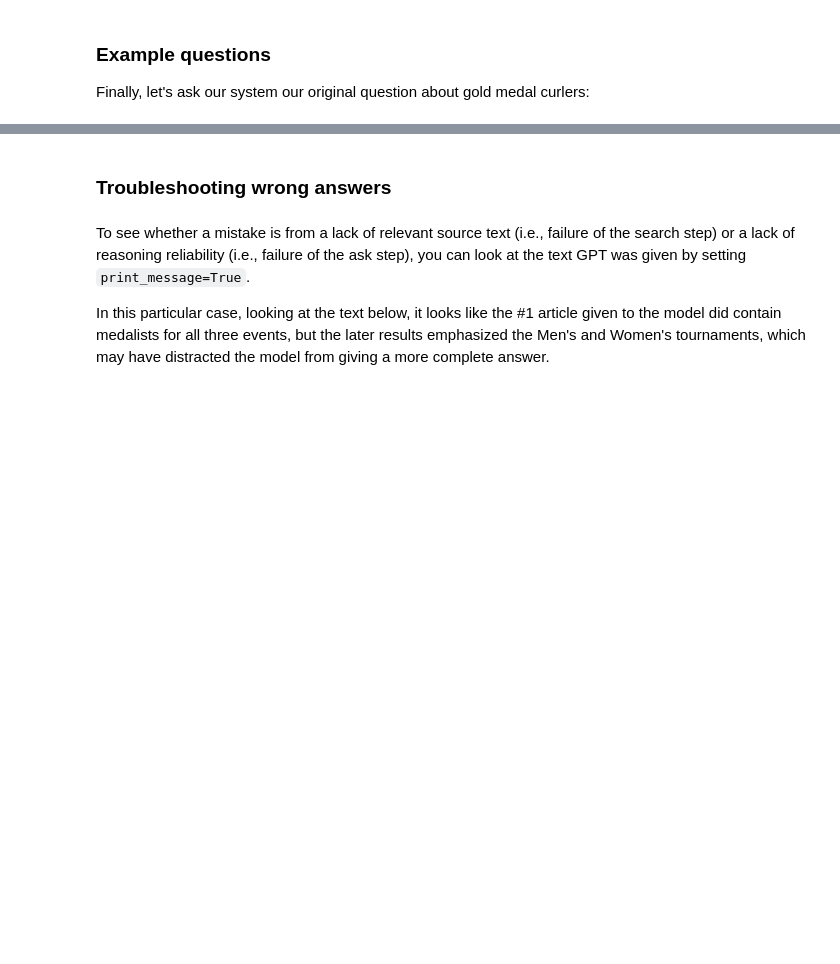
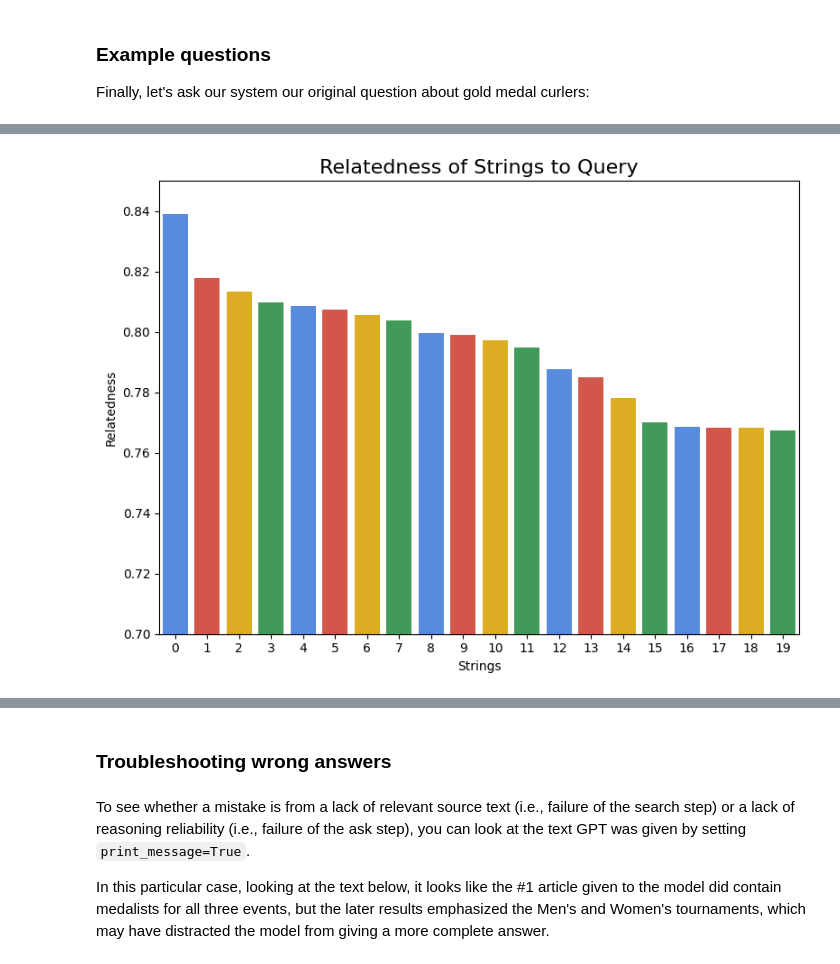
Before and after one commit to scelarek/SideBard-with-Google-Industry-Day, a Jupyter notebook: Templates For Projects/ChatGPT Embeddings Demo/Question_answering_using_embeddings.ipynb, the cells around one changed output, grey strips where cells are left out. Saved outputs shown, nothing was run; the diff lists cells and outputs as text; code cells hidden in the pictures; blank space fills up the shorter version.

```diff
--- a/Templates For Projects/ChatGPT Embeddings Demo/Question_answering_using_embeddings.ipynb
+++ b/Templates For Projects/ChatGPT Embeddings Demo/Question_answering_using_embeddings.ipynb
@@ -134,15 +113,0 @@ For example, let's try asking 'Which athletes won the gold medal in curling in 2
-# %%
-
-# an example question about the 2022 Olympics
-query = 'Which athletes won the gold medal in curling at the 2022 Winter Olympics?'
-
-response = openai.ChatCompletion.create(
-    messages=[
-        {'role': 'system', 'content': 'You answer questions about the 2022 Winter Olympics.'},
-        {'role': 'user', 'content': query},
-    ],
-    model=GPT_MODEL,
-    temperature=0,
-)
-
-print(response['choices'][0]['message']['content'])
@@ -504,3 +132,6 @@ df = pd.read_csv(embeddings_path)
 # %%
+# get the answer from the response
+df = pd.read_csv('google_docs.csv')
+
 # convert embeddings from CSV str type back to list type
 df['embedding'] = df['embedding'].apply(ast.literal_eval)
@@ -649,0 +449,31 @@ However, it still wasn't quite perfect—the model failed to list the gold medal
+# %%
+# examples
+strings, relatednesses = strings_ranked_by_relatedness("How do i sum a function?", df, top_n=20)
+
+answers = pd.DataFrame({"string": strings, "relatedness": relatednesses}).sort_values("relatedness", ascending=False).reset_index(drop=True)
+
+# Limit the 'string' column to the first 10 characters and add "..."
+answers["string"] = answers["string"].str.slice(0, 5) + "..."
+
+# Repeating the palette to match the number of bars
+extended_palette = google_palette * (len(answers) // len(google_palette)) + google_palette[:len(answers) % len(google_palette)]
+
+# Plotting the data using the Google color palette
+plt.figure(figsize=(8, 6))
+sns.barplot(data=answers, x=answers.index, y="relatedness", palette=extended_palette)
+
+# Adjusting the x-axis labels for better readability
+# plt.xticks([])
+
+
+# Setting title and axis labels
+plt.xlabel("Strings")
+plt.ylabel("Relatedness")
+plt.title("Relatedness of Strings to Query", fontsize=16)
+plt.ylim(.7, .85)
+
+plt.tight_layout()
+
+plt.show()
+# %% [output]
+[figure, added]
```
Also changed, not shown: parts of 43 cells of this notebook, 4 other files.
